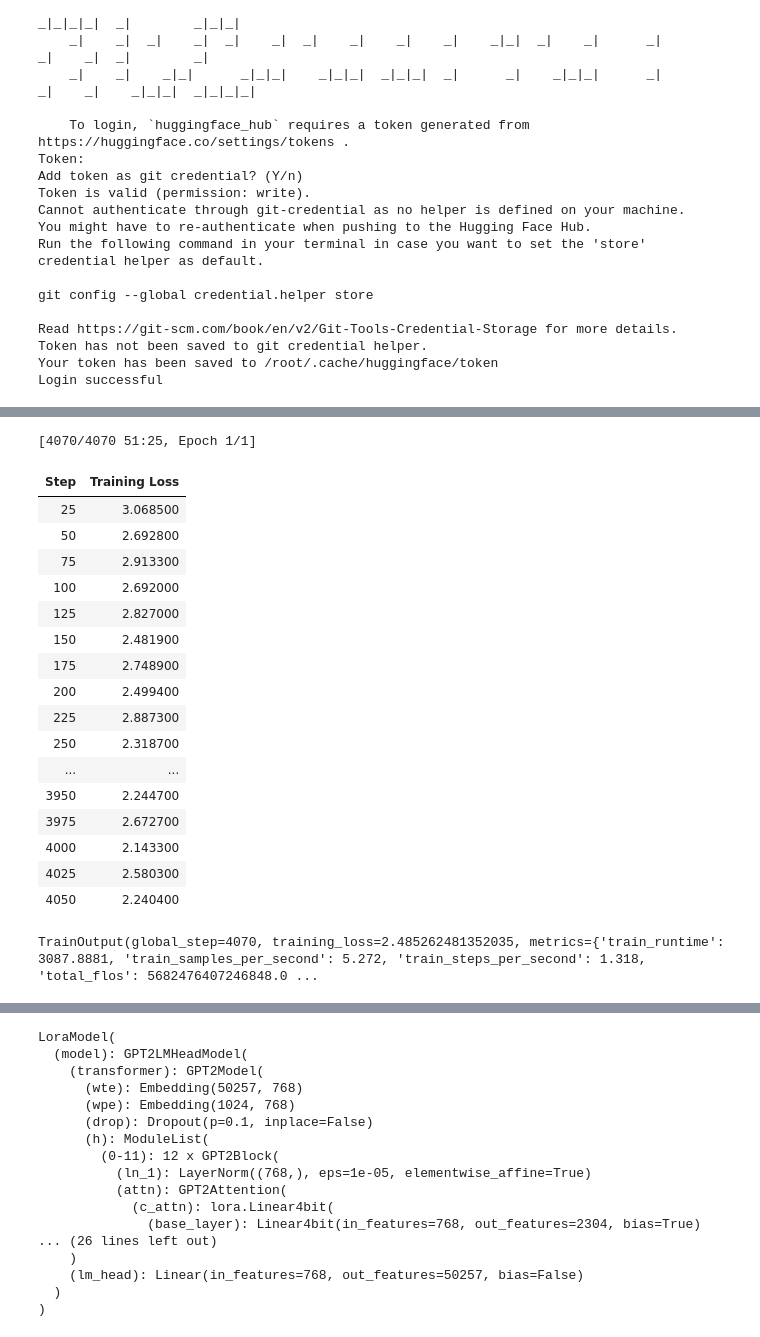
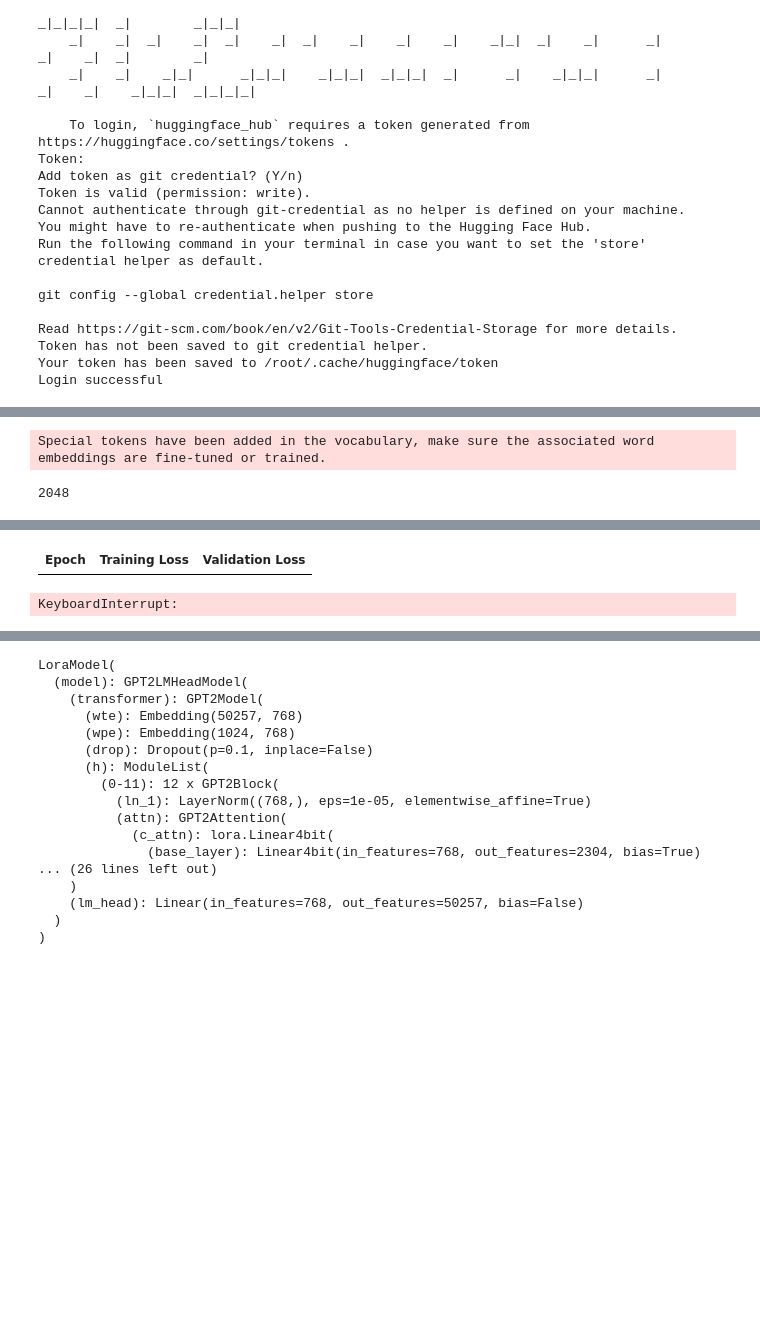
Before and after one commit to DefenseIsAlie/Wikisum, a Jupyter notebook: Wikisum_Mistral.ipynb, the cells around one changed output, grey strips where cells are left out. Cells and saved outputs as stored; diff of their text form; code cells hidden in the pictures; blank space fills up the shorter version.

```diff
--- a/Wikisum_Mistral.ipynb
+++ b/Wikisum_Mistral.ipynb
@@ -112,5 +85,7 @@ model = AutoModelForCausalLM.from_pretrained(
 )
 model.config.use_cache = False
 model.config.pretraining_tp = 1
+# %%
+model=prepare_model_for_kbit_training(model)
 # %%
 print(model)
@@ -117,4 +110,8 @@ print(model)
 # %%
-tokenizer = AutoTokenizer.from_pretrained(base_model)
+tokenizer = AutoTokenizer.from_pretrained(base_model, device_map=device_map)
 tokenizer.pad_token = tokenizer.eos_token
 tokenizer.padding_side = "right"
+print(tokenizer.model_max_length)
+# %% [output]
+Special tokens have been added in the vocabulary, make sure the associated word embeddings are fine-tuned or trained.
+2048
@@ -130,3 +118,15 @@ peft_params = LoraConfig(
+# %%
+# target_layers = ['q_proj', 'k_proj', 'v_proj', 'o_proj', 'gate_proj', 'up_proj', 'down_proj']
+target_layers = ['q_proj', 'k_proj', 'v_proj', 'dense', 'fc1', 'fc2', 'lm_head']
+
+peft_params = LoraConfig(
+    lora_alpha=64,
+    lora_dropout=0.1,
+    r=32,
+    bias="none",
+    task_type="CAUSAL_LM",
+    target_modules=target_layers
+)
 # %%
 training_params = TrainingArguments(
     output_dir="./results",
@@ -146,16 +146,22 @@ training_params = TrainingArguments(
     group_by_length=True,
     evaluation_strategy="epoch"
 )
+# %%
+from peft import get_peft_model, prepare_model_for_kbit_training
+
+model.gradient_checkpointing_enable()
+peft_model = get_peft_model(model, peft_params)
+peft_model.config.use_cache = False
 # %%
 trainer = SFTTrainer(
-    model=model,
+    model=peft_model,
     train_dataset=dataset['train'],
     peft_config=peft_params,
     dataset_text_field="Text",
-    max_seq_length=None,
     tokenizer=tokenizer,
     args=training_params,
     packing=False,
+    max_seq_length=2048,
     eval_dataset=dataset['test'],
 )
 
@@ -166,22 +171,5 @@ dataloader_config = DataLoaderConfiguration(dispatch_batches=None, split_batches
+| Epoch | Training Loss | Validation Loss |
-[4070/4070 51:25, Epoch 1/1]
+KeyboardInterrupt:
-| Step | Training Loss |
-| 25 | 3.068500 |
-| 50 | 2.692800 |
-| 75 | 2.913300 |
-| 100 | 2.692000 |
-| 125 | 2.827000 |
-| 150 | 2.481900 |
-| 175 | 2.748900 |
-| 200 | 2.499400 |
-| 225 | 2.887300 |
-| 250 | 2.318700 |
-| ... | ... |
-| 3950 | 2.244700 |
-| 3975 | 2.672700 |
-| 4000 | 2.143300 |
-| 4025 | 2.580300 |
-| 4050 | 2.240400 |
-TrainOutput(global_step=4070, training_loss=2.485262481352035, metrics={'train_runtime': 3087.8881, 'train_samples_per_second': 5.272, 'train_steps_per_second': 1.318, 'total_flos': 5682476407246848.0 ...
 # %%
 trainer.model.save_pretrained(new_model, push_to_hub=True, repo_id=f"AbhishekJosyula/{new_model}")
 trainer.tokenizer.save_pretrained(new_model, push_to_hub=True, repo_id=f"AbhishekJosyula/{new_model}")
```
Also changed, not shown: parts of 15 cells of this notebook.
